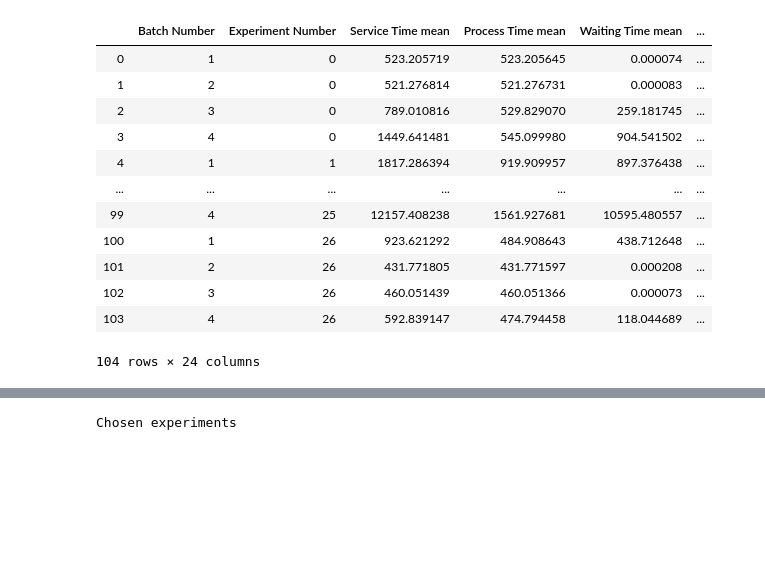
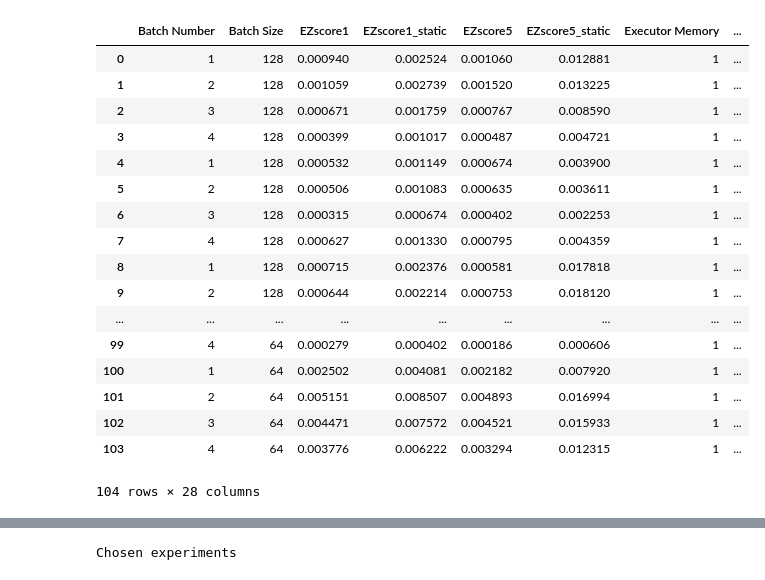
Before and after one commit to nejcmacek/CS4215-BigDL, a Jupyter notebook: analysis/Analysis.ipynb, the cells around one changed output, grey strips where cells are left out. Cells and saved outputs as stored; diff of their text form; code cells hidden in the pictures; blank space fills up the shorter version.

```diff
--- a/analysis/Analysis.ipynb
+++ b/analysis/Analysis.ipynb
@@ -16,7 +16,7 @@ import matplotlib.pyplot as plt
 from dateutil.tz import tzutc
 import math
 # %%
-d = "./result_long"
+d = "./analysis/result_long"
 
 dirs_to_analyze = [os.path.join(d, o) for o in os.listdir(d)
                     if os.path.isdir(os.path.join(d,o)) and "\\experiment" in os.path.join(d, o)]
@@ -166,49 +166,65 @@ for curdir in dirs_to_analyze:
         row['Experiment Number'] = i
         row['Service Time mean'] = statistics.mean(service_times)
         row['Process Time mean'] = statistics.mean(process_times)
         row['Waiting Time mean'] = statistics.mean(wait_times)
         row['Executor Memory'] = int(config['jobClassParameters'][0]['systemParameters']['executorMemory'][:1])
         row['Batch Size'] = int(config['jobClassParameters'][0]['hyperParameters']['batchSize'])
         row['Max Epochs'] = int(config['jobClassParameters'][0]['hyperParameters']['maxEpoch'])
         row['Learning Rate'] = float(config['jobClassParameters'][0]['hyperParameters']['learningRate'])
 #         row['Learning Rate Decay'] = float(config['jobClassParameters'][0]['hyperParameters']['learningrateDecay'])
         row['Nodes'] = int(config['numberOfNodes'])
         row['Lambda'] = float(config['lambda'])
 
 
         row['Experiment Name'] = str(row['Batch Size']) + " - " + str(row['Max Epochs']) + " - " + str(row['Learning Rate'])
 
         batch_accuracy = accuracy[accuracy["Experiment"].isin(curbat)]
         row['Num finished'] = batch_accuracy["top1"].count()
         row['Top 1 mean'] = batch_accuracy["top1"].mean()
         row['Top 1 std'] = batch_accuracy["top1"].std()
         row['Top 5 mean'] = batch_accuracy["top5"].mean()
         row['Top 5 std'] = batch_accuracy["top5"].std()
         row['loss mean'] = batch_accuracy["loss"].mean()
         row['loss std'] = batch_accuracy["loss"].std()
         row['lossnum'] = batch_accuracy["lossnum"].mean()
-        row['Zscore1'] = z_score(row['Top 1 mean'], mu, sigma)
-        row['Zscore5'] = z_score(row['Top 5 mean'], mu, sigma)
-        row['Zscore1'] = z_score(row['Top 1 mean'], mu, sigma)
-        row['Zscore5'] = z_score(row['Top 5 mean'], mu, sigma)
+        row['Zscore1_static'] = z_score(row['Top 1 mean'], mu ,sigma)
+        row['Zscore5_static'] = z_score(row['Top 5 mean'], mu, sigma)
+        row['Zscore1_static'] = z_score(row['Top 1 mean'], mu ,sigma)
+        row['Zscore5_static'] = z_score(row['Top 5 mean'], mu, sigma)
+        row['EZscore1_static'] = math.e**row['Zscore1_static'] /  row['Service Time mean']
+        row['EZscore5_static'] = math.e**row['Zscore5_static'] / row['Service Time mean']
+
+        rowsList.append(row)
+
+muTop1 = np.mean([x["Top 1 mean"] for x in rowsList])
+muTop5 = np.mean([x["Top 5 mean"] for x in rowsList])
+sigmaTop1 = np.std([x["Top 1 mean"] for x in rowsList])
+sigmaTop5 = np.std([x["Top 5 mean"] for x in rowsList])
+
+for row in rowsList:
+        row['Zscore1'] = z_score(row['Top 1 mean'], muTop1 ,sigmaTop1)
+        row['Zscore5'] = z_score(row['Top 5 mean'], muTop5, sigmaTop5)
         row['EZscore1'] = math.e**row['Zscore1'] /  row['Service Time mean']
         row['EZscore5'] = math.e**row['Zscore5'] / row['Service Time mean']
 
-        rowsList.append(row)
-
 analysis_batch = pd.DataFrame(rowsList)
 analysis_batch
 # %% [output]
-|  | Batch Number | Experiment Number | Service Time mean | Process Time mean | Waiting Time mean | ... |
-| 0 | 1 | 0 | 523.205719 | 523.205645 | 0.000074 | ... |
-| 1 | 2 | 0 | 521.276814 | 521.276731 | 0.000083 | ... |
-| 2 | 3 | 0 | 789.010816 | 529.829070 | 259.181745 | ... |
-| 3 | 4 | 0 | 1449.641481 | 545.099980 | 904.541502 | ... |
-| 4 | 1 | 1 | 1817.286394 | 919.909957 | 897.376438 | ... |
-| ... | ... | ... | ... | ... | ... | ... |
-| 99 | 4 | 25 | 12157.408238 | 1561.927681 | 10595.480557 | ... |
-| 100 | 1 | 26 | 923.621292 | 484.908643 | 438.712648 | ... |
-| 101 | 2 | 26 | 431.771805 | 431.771597 | 0.000208 | ... |
-| 102 | 3 | 26 | 460.051439 | 460.051366 | 0.000073 | ... |
-| 103 | 4 | 26 | 592.839147 | 474.794458 | 118.044689 | ... |
+|  | Batch Number | Batch Size | EZscore1 | EZscore1_static | EZscore5 | EZscore5_static | Executor Memory | ... |
+| 0 | 1 | 128 | 0.000940 | 0.002524 | 0.001060 | 0.012881 | 1 | ... |
+| 1 | 2 | 128 | 0.001059 | 0.002739 | 0.001520 | 0.013225 | 1 | ... |
+| 2 | 3 | 128 | 0.000671 | 0.001759 | 0.000767 | 0.008590 | 1 | ... |
+| 3 | 4 | 128 | 0.000399 | 0.001017 | 0.000487 | 0.004721 | 1 | ... |
+| 4 | 1 | 128 | 0.000532 | 0.001149 | 0.000674 | 0.003900 | 1 | ... |
+| 5 | 2 | 128 | 0.000506 | 0.001083 | 0.000635 | 0.003611 | 1 | ... |
+| 6 | 3 | 128 | 0.000315 | 0.000674 | 0.000402 | 0.002253 | 1 | ... |
+| 7 | 4 | 128 | 0.000627 | 0.001330 | 0.000795 | 0.004359 | 1 | ... |
+| 8 | 1 | 128 | 0.000715 | 0.002376 | 0.000581 | 0.017818 | 1 | ... |
+| 9 | 2 | 128 | 0.000644 | 0.002214 | 0.000753 | 0.018120 | 1 | ... |
+| ... | ... | ... | ... | ... | ... | ... | ... | ... |
+| 99 | 4 | 64 | 0.000279 | 0.000402 | 0.000186 | 0.000606 | 1 | ... |
+| 100 | 1 | 64 | 0.002502 | 0.004081 | 0.002182 | 0.007920 | 1 | ... |
+| 101 | 2 | 64 | 0.005151 | 0.008507 | 0.004893 | 0.016994 | 1 | ... |
+| 102 | 3 | 64 | 0.004471 | 0.007572 | 0.004521 | 0.015933 | 1 | ... |
+| 103 | 4 | 64 | 0.003776 | 0.006222 | 0.003294 | 0.012315 | 1 | ... |
-104 rows × 24 columns
+104 rows × 28 columns
```
Also changed, not shown: parts of 8 cells of this notebook.
